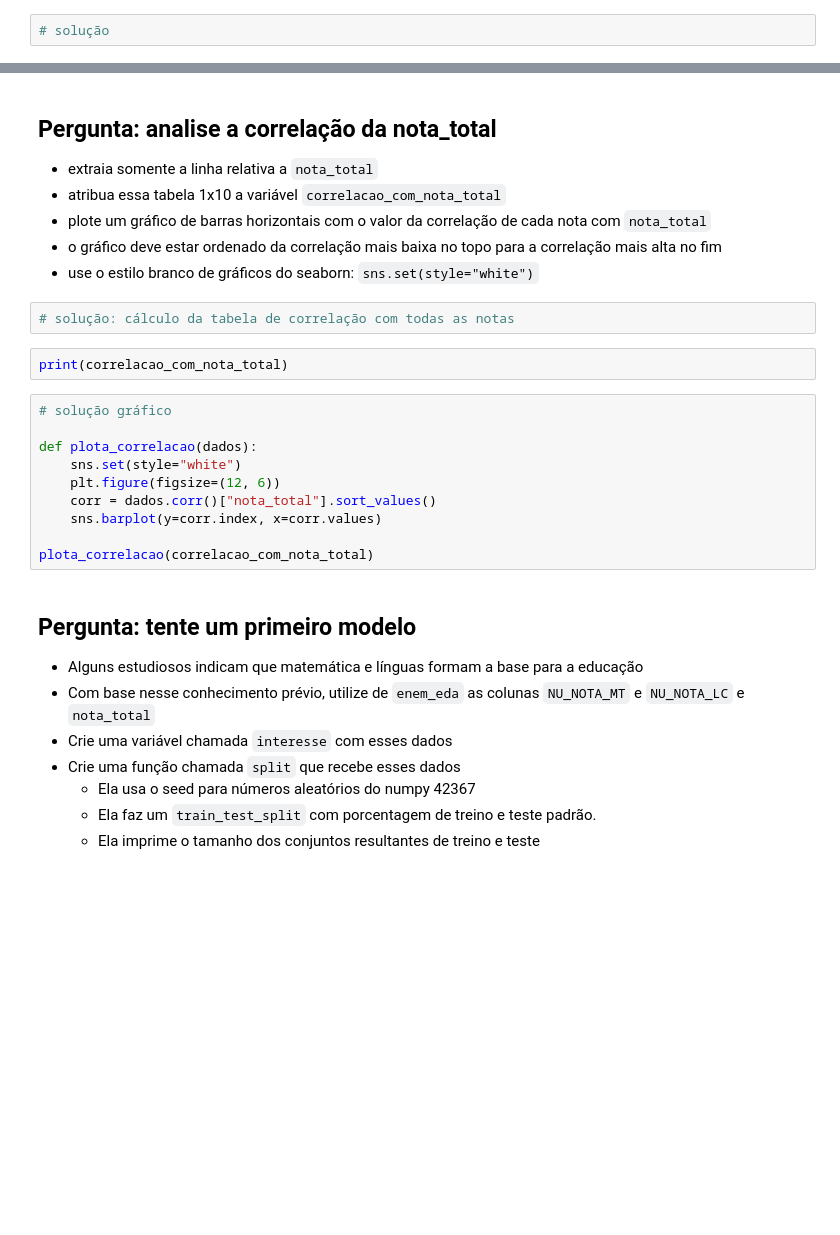
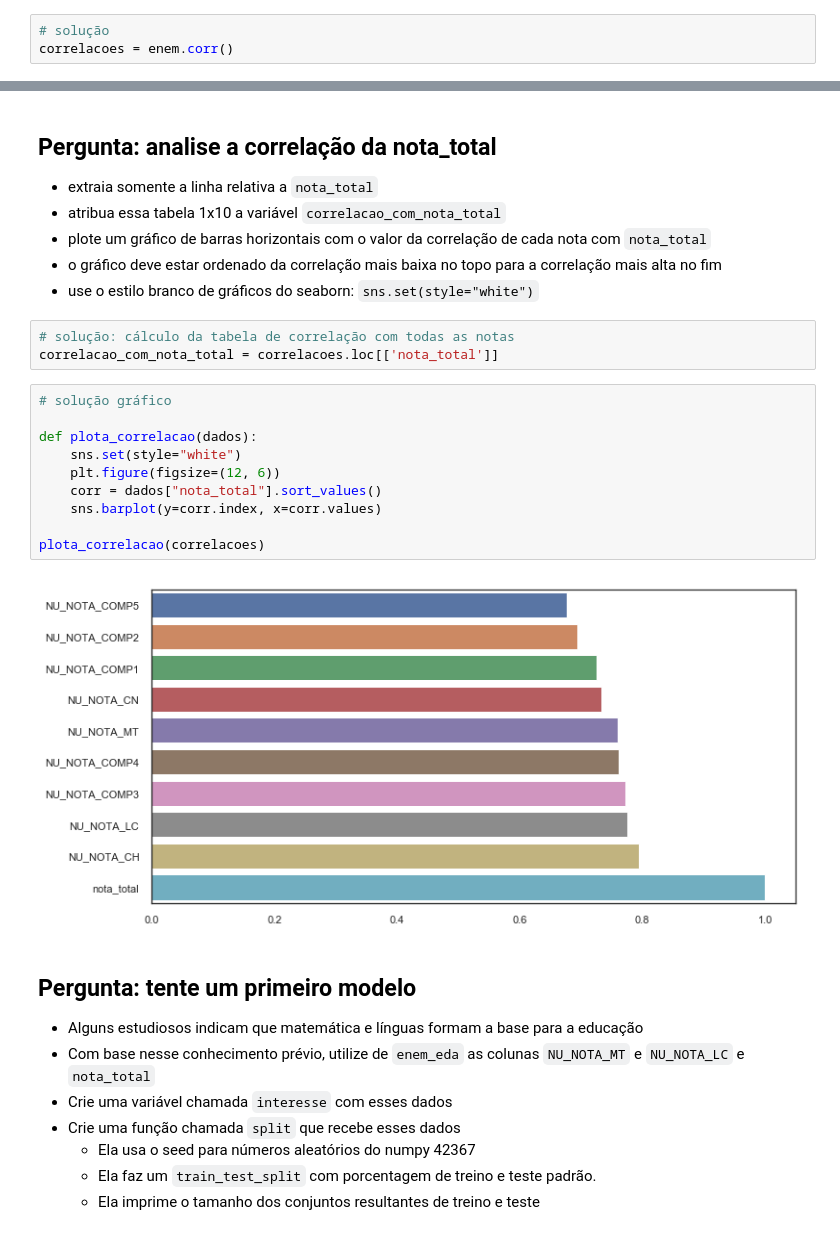
Before and after one commit to MarianeSahu/FormacaoML_Alura, a Jupyter notebook: Formação Machine Learning - Projeto Alura - Mariane Sahú.ipynb, the cells around one changed output, grey strips where cells are left out. Drawn from its saved outputs; the diff is of its cells as text; blank space fills up the shorter version.

```diff
--- a/Formação Machine Learning - Projeto Alura - Mariane Sahú.ipynb
+++ b/Formação Machine Learning - Projeto Alura - Mariane Sahú.ipynb
@@ -145,6 +209,7 @@ enem_eda = eda_sample(enem)
 - analise a correlação entre as variáveis contidas em todas as notas (uma tabela 10x10)
 # %%
 # solução
+correlacoes = enem.corr()
 # %%
 if(correlacoes.shape != (10,10)):
     print("A matriz de correlação deveria ser entre 10 notas, totalizando 10 linhas por 10 colunas")
@@ -158,18 +223,19 @@ if(correlacoes.shape != (10,10)):
 - use o estilo branco de gráficos do seaborn: `sns.set(style="white")`
 # %%
 # solução: cálculo da tabela de correlação com todas as notas
+correlacao_com_nota_total = correlacoes.loc[['nota_total']]
-# %%
-print(correlacao_com_nota_total)
 # %%
 # solução gráfico
 
 def plota_correlacao(dados):
     sns.set(style="white")
     plt.figure(figsize=(12, 6))
-    corr = dados.corr()["nota_total"].sort_values()
+    corr = dados["nota_total"].sort_values()
     sns.barplot(y=corr.index, x=corr.values)
 
-plota_correlacao(correlacao_com_nota_total)
+plota_correlacao(correlacoes)
+# %% [output]
+[figure, added]
 # %% [markdown]
 ## Pergunta: tente um primeiro modelo
 
```
Also changed, not shown: parts of 77 cells of this notebook.
